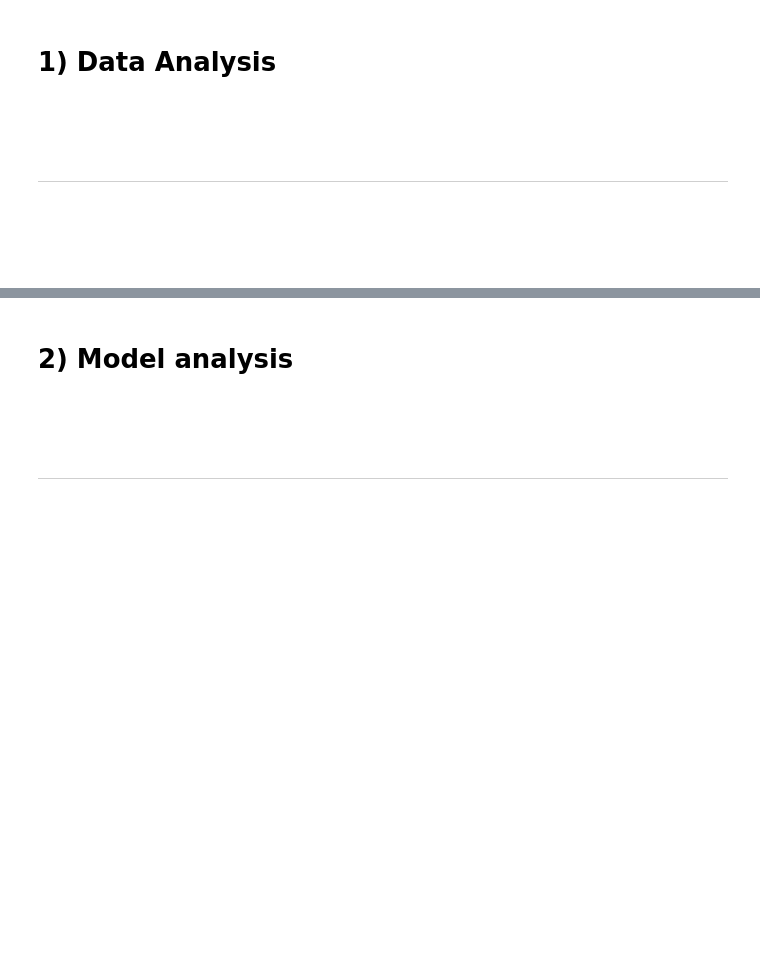
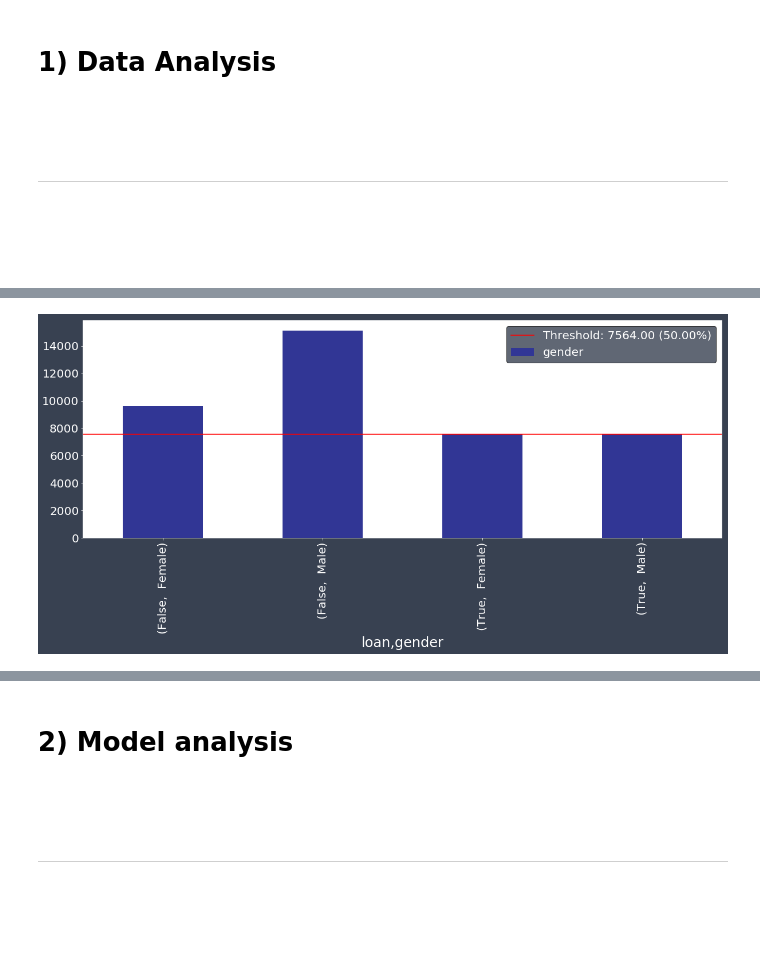
Before and after one commit to EthicalML/explainability-and-bias, a Jupyter notebook: Bias Evaluation & Explainability.ipynb, the cells around one changed output, grey strips where cells are left out. Saved outputs shown, nothing was run; the diff lists cells and outputs as text; code cells hidden in the pictures; blank space fills up the shorter version.

```diff
--- a/Bias Evaluation & Explainability.ipynb
+++ b/Bias Evaluation & Explainability.ipynb
@@ -803,6 +883,8 @@ im = xai.show_imbalance(df_display, "gender", cross=["loan",], categorical_cols=
 # %%
 im = xai.balance(df_display, "gender", cross=["loan",], categorical_cols=["loan", "gender"],
-                upsample=0.5, downsample=0.5)
+                upsample=0.5)
+# %% [output]
+[figure, added]
 # %%
 protected_features = ["ethnicity", "age", "gender"]
 im = xai.show_imbalances(df_display, protected_features)
```
Also changed, not shown: parts of 42 cells of this notebook, 1 other file.
